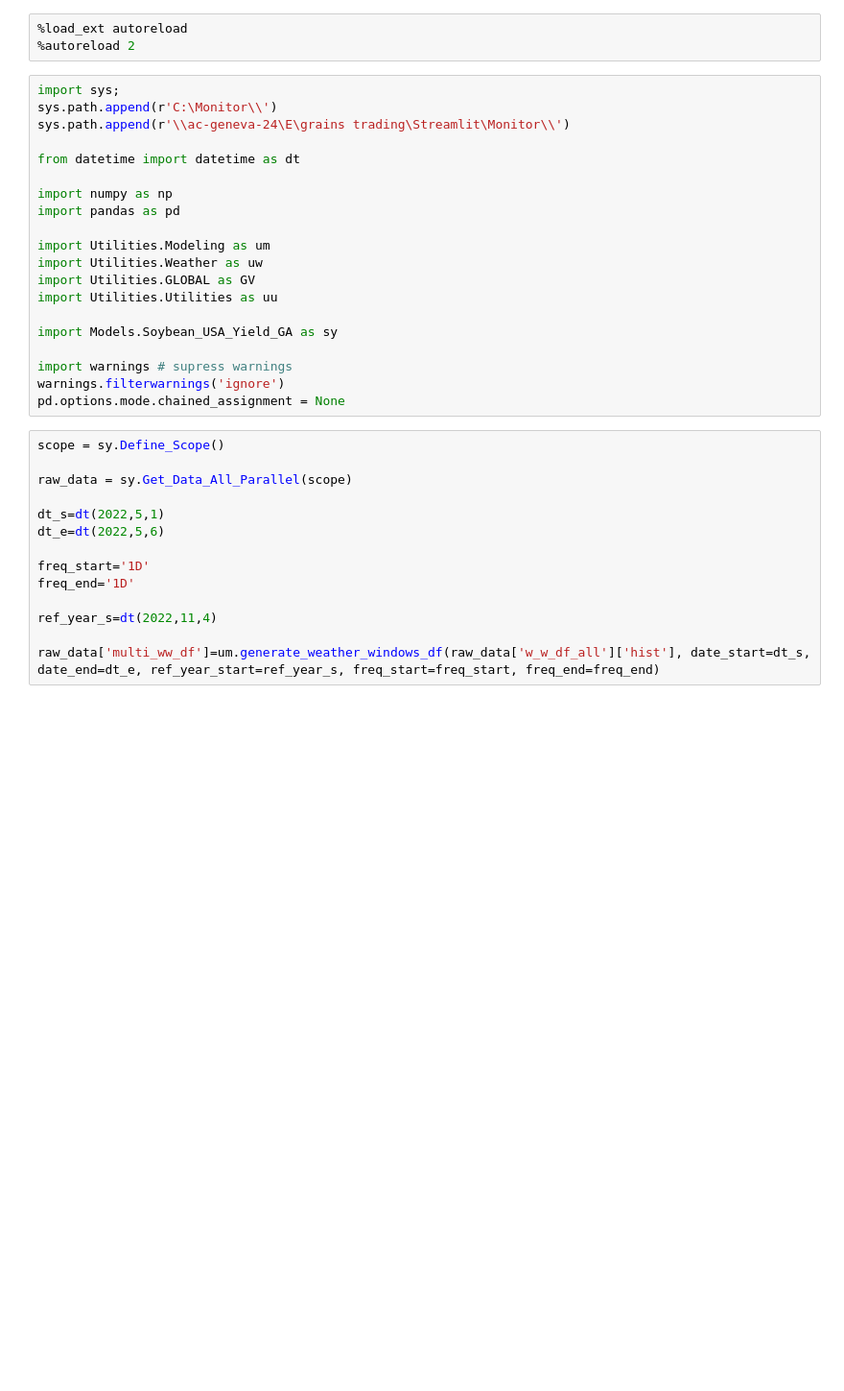
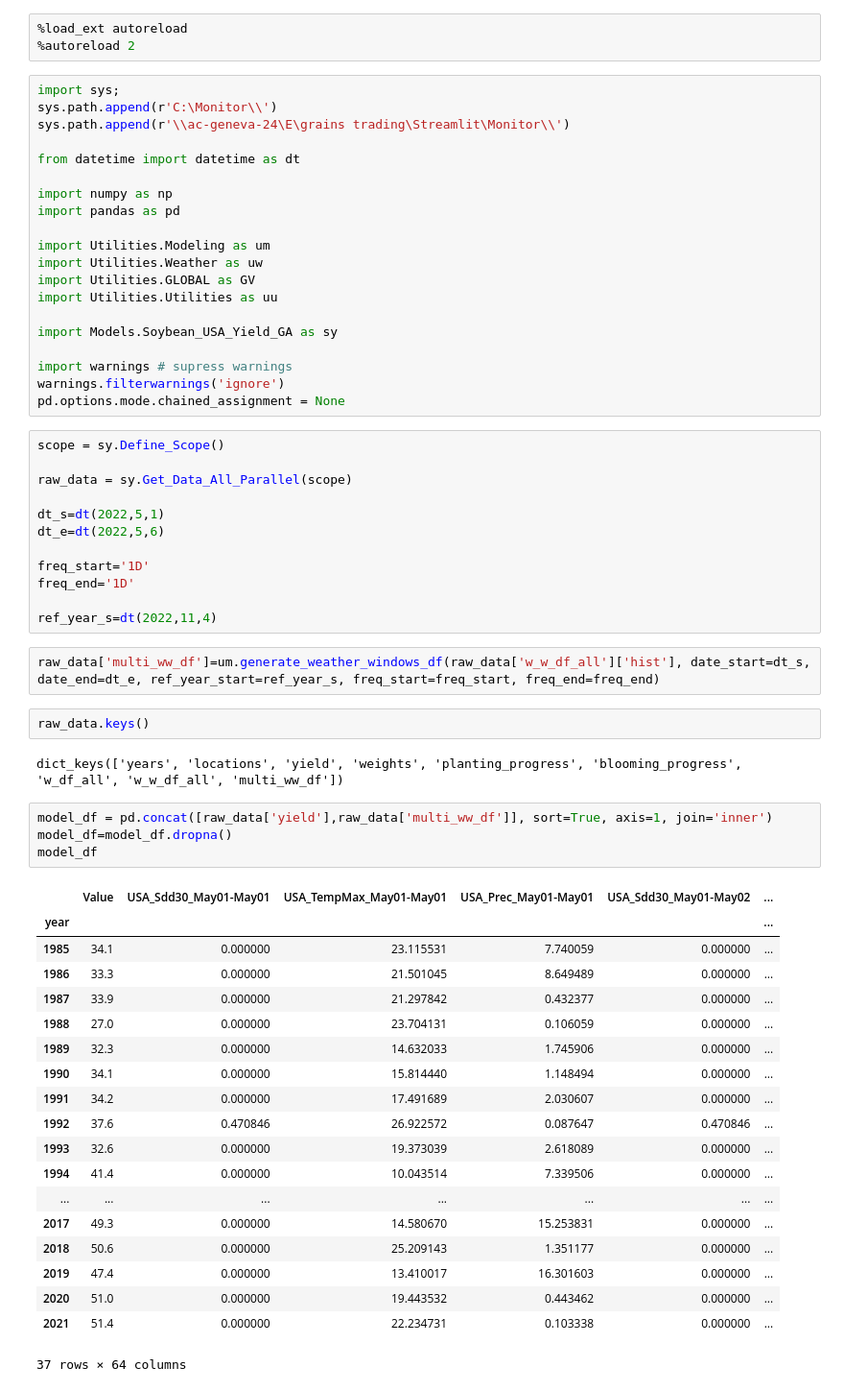
Before and after one commit to DanieleMarobin/Monitor, a Jupyter notebook: Prototyping.ipynb, the cells around one changed output. Shown at 96% size. Cells and saved outputs as stored; diff of their text form; blank space fills up the shorter version.

```diff
--- a/Prototyping.ipynb
+++ b/Prototyping.ipynb
@@ -33,5 +33,33 @@ freq_start='1D'
 freq_end='1D'
 
 ref_year_s=dt(2022,11,4)
-
-raw_data['multi_ww_df']=um.generate_weather_windows_df(raw_data['w_w_df_all']['hist'], date_start=dt_s, date_end=dt_e, ref_year_start=ref_year_s, freq_start=freq_start, freq_end=freq_end)
+# %%
+raw_data['multi_ww_df']=um.generate_weather_windows_df(raw_data['w_w_df_all']['hist'], date_start=dt_s, date_end=dt_e, ref_year_start=ref_year_s, freq_start=freq_start, freq_end=freq_end)
+# %%
+raw_data.keys()
+# %% [output]
+dict_keys(['years', 'locations', 'yield', 'weights', 'planting_progress', 'blooming_progress', 'w_df_all', 'w_w_df_all', 'multi_ww_df'])
+# %%
+model_df = pd.concat([raw_data['yield'],raw_data['multi_ww_df']], sort=True, axis=1, join='inner')
+model_df=model_df.dropna()
+model_df
+# %% [output]
+|  | Value | USA_Sdd30_May01-May01 | USA_TempMax_May01-May01 | USA_Prec_May01-May01 | USA_Sdd30_May01-May02 | ... |
+| year |  |  |  |  |  | ... |
+| 1985 | 34.1 | 0.000000 | 23.115531 | 7.740059 | 0.000000 | ... |
+| 1986 | 33.3 | 0.000000 | 21.501045 | 8.649489 | 0.000000 | ... |
+| 1987 | 33.9 | 0.000000 | 21.297842 | 0.432377 | 0.000000 | ... |
+| 1988 | 27.0 | 0.000000 | 23.704131 | 0.106059 | 0.000000 | ... |
+| 1989 | 32.3 | 0.000000 | 14.632033 | 1.745906 | 0.000000 | ... |
+| 1990 | 34.1 | 0.000000 | 15.814440 | 1.148494 | 0.000000 | ... |
+| 1991 | 34.2 | 0.000000 | 17.491689 | 2.030607 | 0.000000 | ... |
+| 1992 | 37.6 | 0.470846 | 26.922572 | 0.087647 | 0.470846 | ... |
+| 1993 | 32.6 | 0.000000 | 19.373039 | 2.618089 | 0.000000 | ... |
+| 1994 | 41.4 | 0.000000 | 10.043514 | 7.339506 | 0.000000 | ... |
+| ... | ... | ... | ... | ... | ... | ... |
+| 2017 | 49.3 | 0.000000 | 14.580670 | 15.253831 | 0.000000 | ... |
+| 2018 | 50.6 | 0.000000 | 25.209143 | 1.351177 | 0.000000 | ... |
+| 2019 | 47.4 | 0.000000 | 13.410017 | 16.301603 | 0.000000 | ... |
+| 2020 | 51.0 | 0.000000 | 19.443532 | 0.443462 | 0.000000 | ... |
+| 2021 | 51.4 | 0.000000 | 22.234731 | 0.103338 | 0.000000 | ... |
+37 rows × 64 columns
```
Also changed, not shown: 35 other files.
